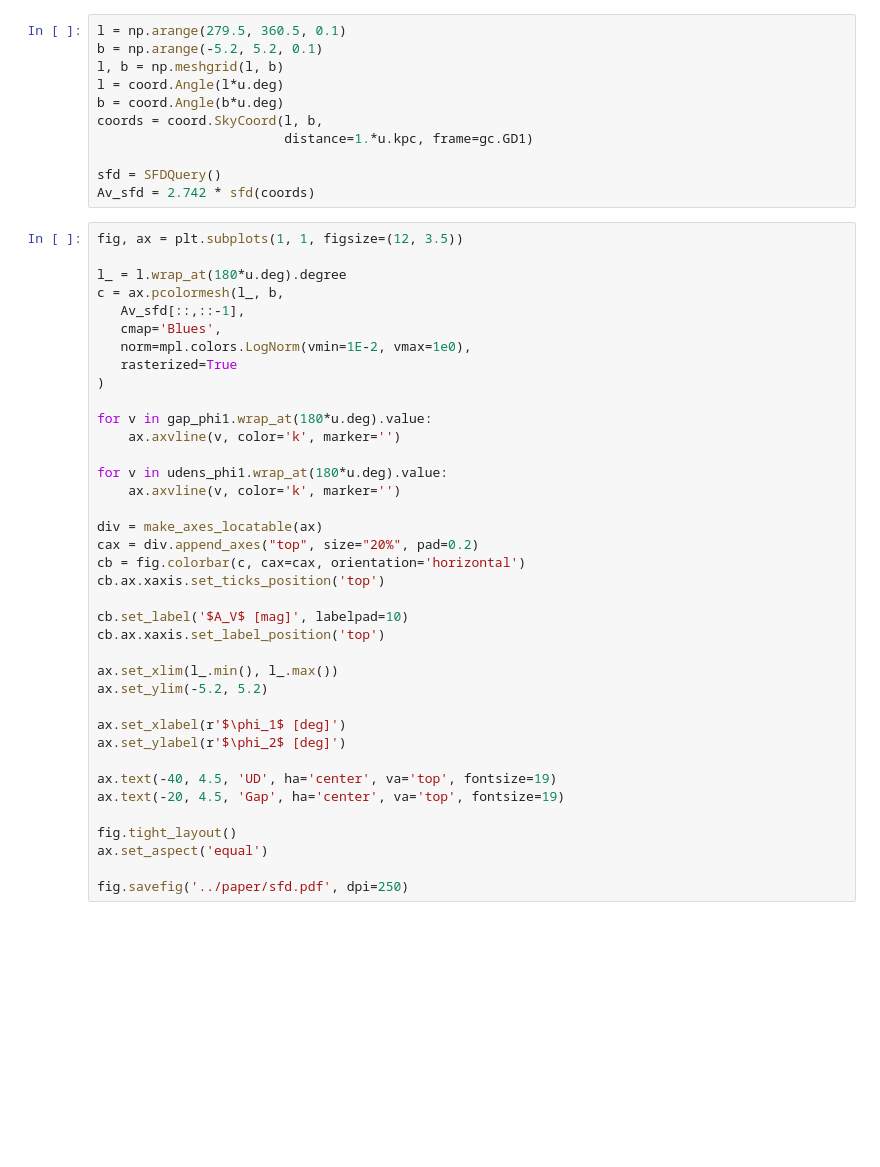
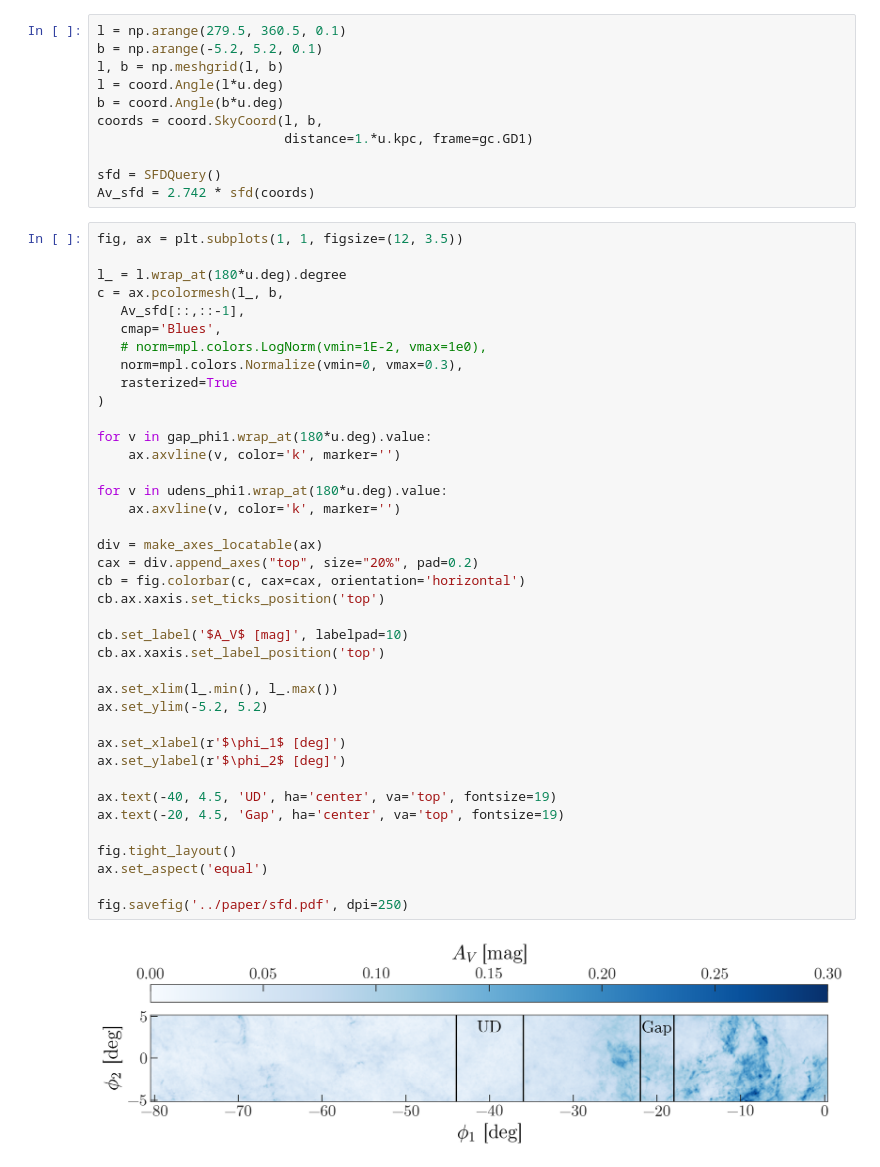
Before and after one commit to adrn/GD1-DR2, a Jupyter notebook: notebooks/GD1-dust-and-completeness.ipynb, the cells around one changed output. Saved outputs shown, nothing was run; the diff lists cells and outputs as text; blank space fills up the shorter version.

```diff
--- a/notebooks/GD1-dust-and-completeness.ipynb
+++ b/notebooks/GD1-dust-and-completeness.ipynb
@@ -165,35 +186,38 @@ l_ = l.wrap_at(180*u.deg).degree
 c = ax.pcolormesh(l_, b,
    Av_sfd[::,::-1],
    cmap='Blues',
-   norm=mpl.colors.LogNorm(vmin=1E-2, vmax=1e0),
+   # norm=mpl.colors.LogNorm(vmin=1E-2, vmax=1e0),
+   norm=mpl.colors.Normalize(vmin=0, vmax=0.3),
    rasterized=True
 )
 
 for v in gap_phi1.wrap_at(180*u.deg).value:
     ax.axvline(v, color='k', marker='')
 
 for v in udens_phi1.wrap_at(180*u.deg).value:
     ax.axvline(v, color='k', marker='')
 
 div = make_axes_locatable(ax)
 cax = div.append_axes("top", size="20%", pad=0.2)
 cb = fig.colorbar(c, cax=cax, orientation='horizontal')
 cb.ax.xaxis.set_ticks_position('top')
 
 cb.set_label('$A_V$ [mag]', labelpad=10)
 cb.ax.xaxis.set_label_position('top')
 
 ax.set_xlim(l_.min(), l_.max())
 ax.set_ylim(-5.2, 5.2)
 
 ax.set_xlabel(r'$\phi_1$ [deg]')
 ax.set_ylabel(r'$\phi_2$ [deg]')
 
 ax.text(-40, 4.5, 'UD', ha='center', va='top', fontsize=19)
 ax.text(-20, 4.5, 'Gap', ha='center', va='top', fontsize=19)
 
 fig.tight_layout()
 ax.set_aspect('equal')
 
 fig.savefig('../paper/sfd.pdf', dpi=250)
+# %% [output]
+[figure, added]
 # %%
```
Also changed, not shown: parts of 7 cells of this notebook.
